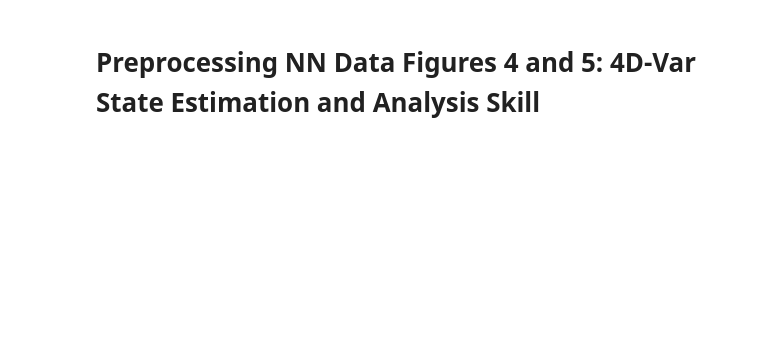
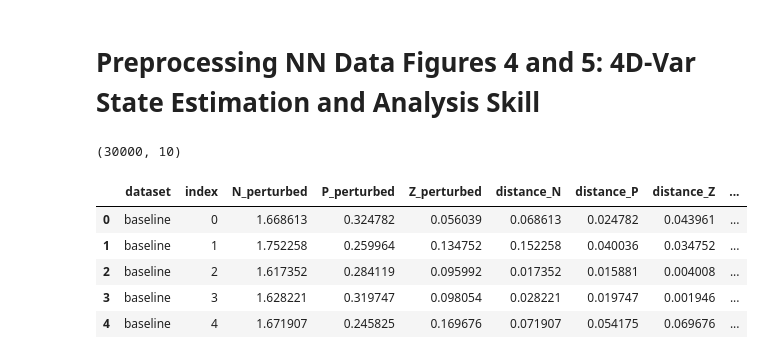
Before and after one commit to kevinegan31/pinn-4dvar-npz, a Jupyter notebook: analysis/additional_analysis/nn_assimilation_data_preprocessing.ipynb, the cells around one changed output. Saved outputs shown, nothing was run; the diff lists cells and outputs as text; code cells hidden in the pictures; blank space fills up the shorter version.

Commit message:
Add NN-NPZ processed data, updated Fig 4 notebook and figure

```diff
--- a/analysis/additional_analysis/nn_assimilation_data_preprocessing.ipynb
+++ b/analysis/additional_analysis/nn_assimilation_data_preprocessing.ipynb
@@ -18,50 +18,52 @@ import glob
 
 import joblib
 # %%
-# Define parameters
-min_val = "0.05"
-suffix = "_frozen_params_5_384_compressed.pkl"  # or "" if not frozen
+# NN-only background-state results
+nn_base_dir = "../../data/nn_assimilation_results"
 
-# Path to data (user downloads from Zenodo)
-base_dir = "../data/assimilation_results/"
-# Templates for each dataset
-templates = {
-    "baseline": f"two_samples_per_day_xb_data_10000xb_estimates_min_guess_{min_val}{suffix}",
-    "irreg_sparse": f"irregular_sparse_xb_data_10000xb_estimates_min_guess_{min_val}{suffix}",
-    "field_informed": f"field_informed_xb_data_10000xb_estimates_min_guess_{min_val}{suffix}",
+nn_xb_files = {
+    "baseline": "two_samples_per_day_nn_npz_xb_data_10000xb_estimates_min_guess_0.05_5_512_compressed.pkl",
+    "irreg_sparse": "irregular_sparse_nn_npz_xb_data_10000xb_estimates_min_guess_0.05_5_512_compressed.pkl",
+    "field_informed": "field_informed_nn_npz_xb_data_10000xb_estimates_min_guess_0.05_5_512_compressed.pkl",
 }
 
-# Load dynamically
-xb_dicts = {}
-for name, fname in templates.items():
-    fpath = os.path.join(base_dir, fname)
-    if os.path.exists(fpath):
-        xb_dicts[name] = joblib.load(fpath)
-    else:
-        print(f"File not found: {fpath}")
+# Load NN background-state data
+nn_xb_dicts = {
+    name: joblib.load(os.path.join(nn_base_dir, fname))
+    for name, fname in nn_xb_files.items()
+}
 
+# Preprocess background-state distances
 rows = []
 
-for dataset_name, xb_dict in xb_dicts.items():
-    for i, record in xb_dict.items():
+for dataset_name, nn_xb_dict in nn_xb_dicts.items():
+    for i, record in nn_xb_dict.items():
         perturbed = record["perturbed_initial_state"]
         truth = record["truth"][0]
         diff = perturbed - truth
 
-        row = {
+        rows.append({
             "dataset": dataset_name,
             "index": i,
             "N_perturbed": perturbed[0],
             "P_perturbed": perturbed[1],
             "Z_perturbed": perturbed[2],
-            "distance_N": np.abs(perturbed[0] - truth[0]),
-            "distance_P": np.abs(perturbed[1] - truth[1]),
-            "distance_Z": np.abs(perturbed[2] - truth[2]),
-            "distance_total_L2": np.linalg.norm(perturbed - truth),
-            "distance_total_L1": np.sum(np.abs(perturbed - truth)),
-            "rk4_run_time": record["rk4_run_time"],
-            "pinn_run_time": record["pi_npz_run_time"],
-        }
-        rows.append(row)
+            "distance_N": np.abs(diff[0]),
+            "distance_P": np.abs(diff[1]),
+            "distance_Z": np.abs(diff[2]),
+            "distance_total_L2": np.linalg.norm(diff),
+            "distance_total_L1": np.sum(np.abs(diff)),
+        })
 
-df_xb_distances = pd.DataFrame(rows)
+df_nn_xb_distances = pd.DataFrame(rows)
+
+print(df_nn_xb_distances.shape)
+display(df_nn_xb_distances.head())
+# %% [output]
+(30000, 10)
+|  | dataset | index | N_perturbed | P_perturbed | Z_perturbed | distance_N | distance_P | distance_Z | ... |
+| 0 | baseline | 0 | 1.668613 | 0.324782 | 0.056039 | 0.068613 | 0.024782 | 0.043961 | ... |
+| 1 | baseline | 1 | 1.752258 | 0.259964 | 0.134752 | 0.152258 | 0.040036 | 0.034752 | ... |
+| 2 | baseline | 2 | 1.617352 | 0.284119 | 0.095992 | 0.017352 | 0.015881 | 0.004008 | ... |
+| 3 | baseline | 3 | 1.628221 | 0.319747 | 0.098054 | 0.028221 | 0.019747 | 0.001946 | ... |
+| 4 | baseline | 4 | 1.671907 | 0.245825 | 0.169676 | 0.071907 | 0.054175 | 0.069676 | ... |
```
Also changed, not shown: parts of 8 cells of this notebook, 8 other files.
